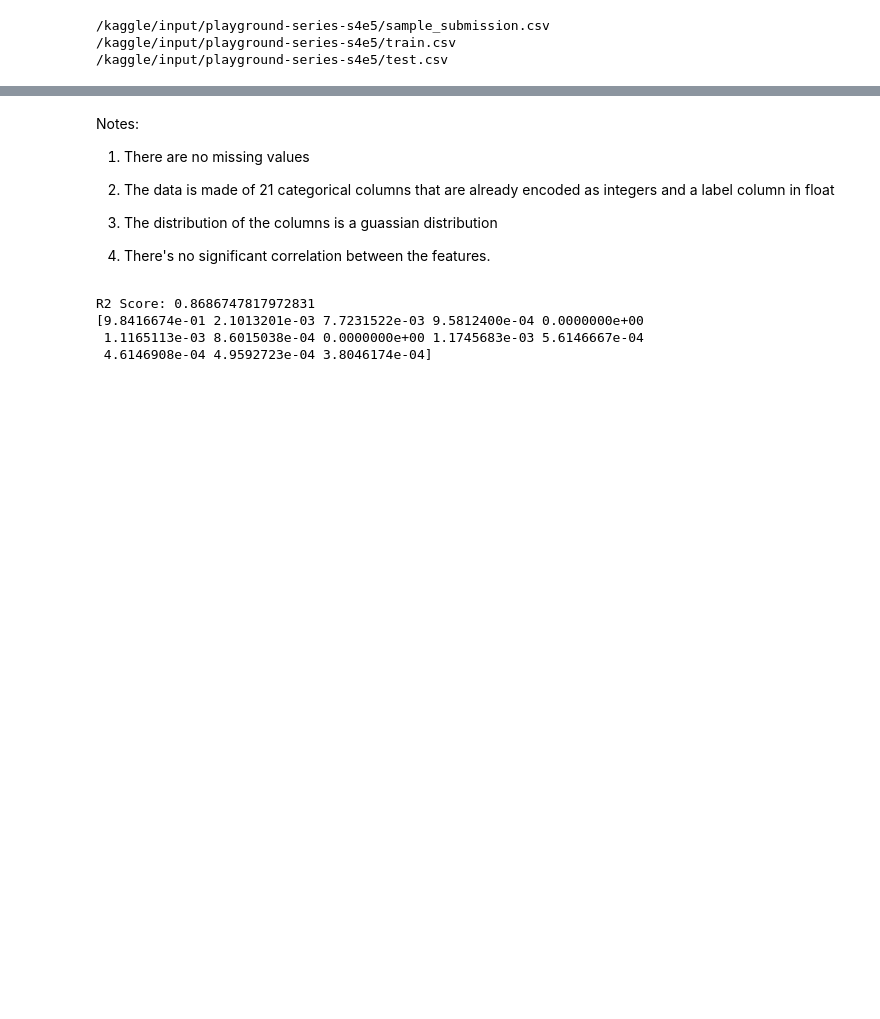
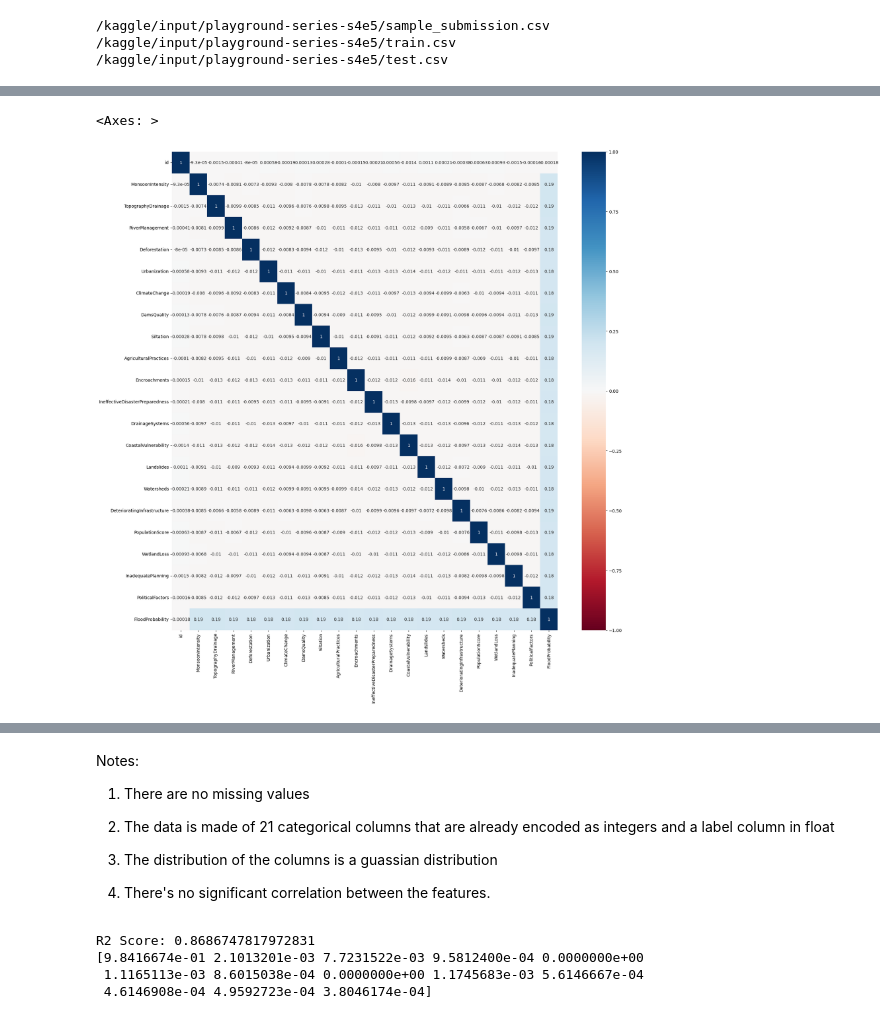
Before and after one commit to Imokut/My-Works, a Jupyter notebook: Flood_Prediction/flood_prediction.ipynb, the cells around one changed output, grey strips where cells are left out. Cells and saved outputs as stored; diff of their text form; code cells hidden in the pictures; blank space fills up the shorter version.

```diff
--- a/Flood_Prediction/flood_prediction.ipynb
+++ b/Flood_Prediction/flood_prediction.ipynb
@@ -42,4 +111,7 @@ test_df = pd.read_csv("../input/playground-series-s4e5/test.csv")
 # %%
-# plt.figure(figsize=(20, 20))
-# sns.heatmap(train_df.corr(), vmax=1, vmin=-1, cmap='RdBu', annot=True)
+plt.figure(figsize=(20, 20))
+sns.heatmap(train_df.corr(), vmax=1, vmin=-1, cmap='RdBu', annot=True)
+# %% [output]
+<Axes: >
+[figure, added]
 # %%
```
Also changed, not shown: parts of 14 cells of this notebook.
